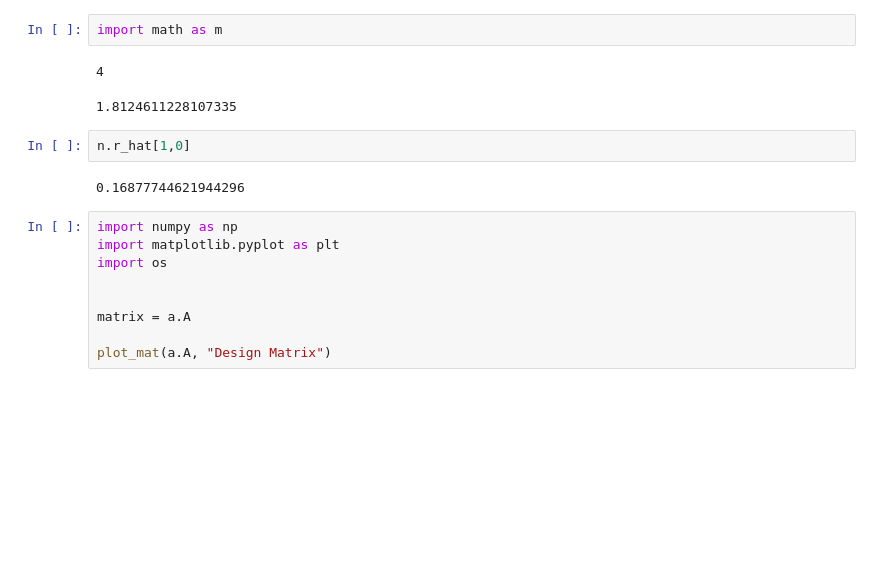
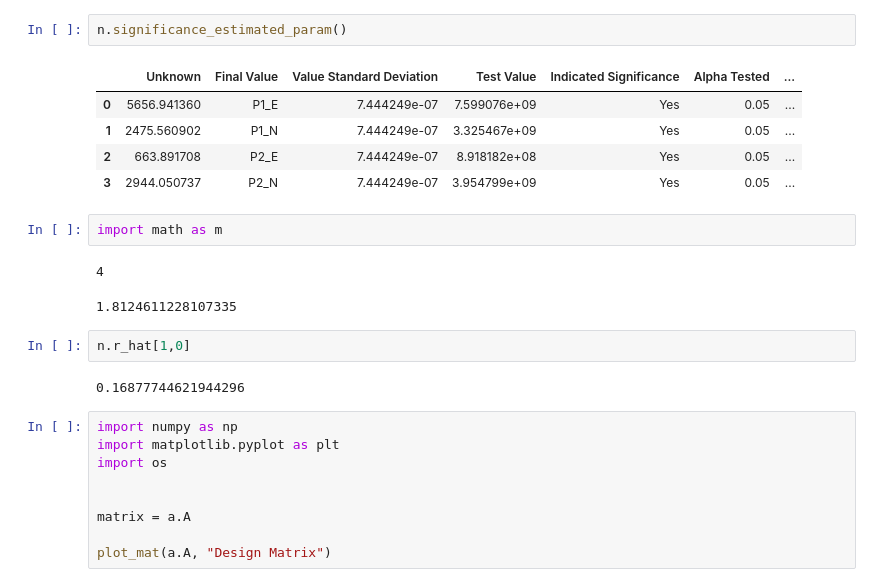
Before and after one commit to jnaess/ENGO563, a Jupyter notebook: Tester.ipynb, the cells around one changed output. Saved outputs shown, nothing was run; the diff lists cells and outputs as text; blank space fills up the shorter version.

```diff
--- a/Tester.ipynb
+++ b/Tester.ipynb
@@ -26,3 +31,11 @@ chi2.ppf(prob, dof)
+# %%
+n.significance_estimated_param()
+# %% [output]
+|  | Unknown | Final Value | Value Standard Deviation | Test Value | Indicated Significance | Alpha Tested | ... |
+| 0 | 5656.941360 | P1_E | 7.444249e-07 | 7.599076e+09 | Yes | 0.05 | ... |
+| 1 | 2475.560902 | P1_N | 7.444249e-07 | 3.325467e+09 | Yes | 0.05 | ... |
+| 2 | 663.891708 | P2_E | 7.444249e-07 | 8.918182e+08 | Yes | 0.05 | ... |
+| 3 | 2944.050737 | P2_N | 7.444249e-07 | 3.954799e+09 | Yes | 0.05 | ... |
 # %%
 import math as m
 # %% [output]
```
Also changed, not shown: parts of 2 cells of this notebook, 1 other file.
